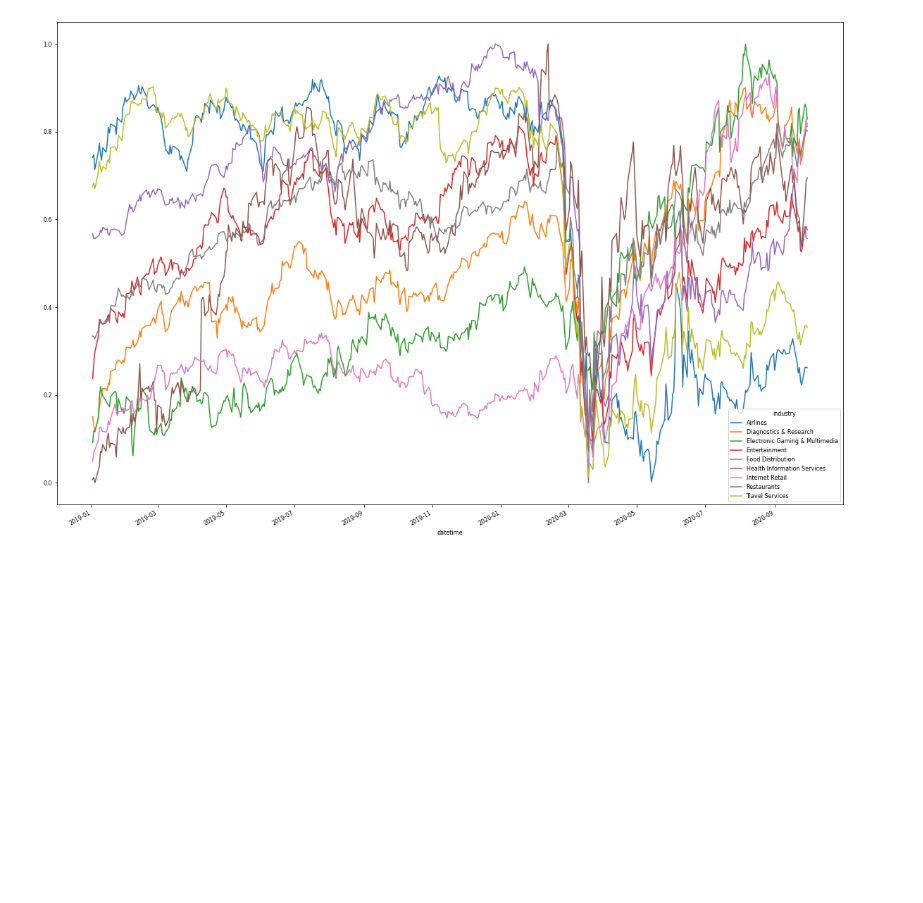
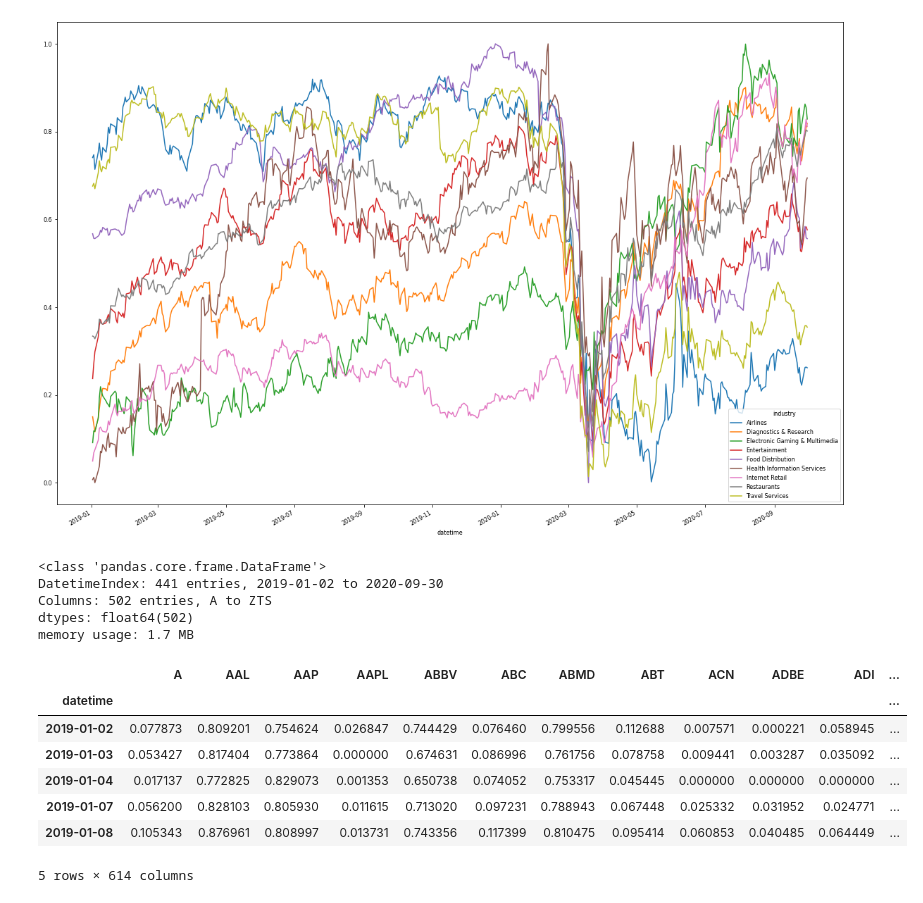
Before and after one commit to veronikahalamkova/da_projekt, a Jupyter notebook: plots_industry.ipynb, the cells around one changed output. Saved outputs shown, nothing was run; the diff lists cells and outputs as text; code cells hidden in the pictures; blank space fills up the shorter version.

```diff
--- a/plots_industry.ipynb
+++ b/plots_industry.ipynb
@@ -7,6 +7,7 @@ import os
 import glob
 import time
 import datetime
+pd.set_option('display.max_rows', 10000, 'display.max_columns', 150)
 # %%
 index_choice = 'sp500'
 # %%
@@ -49,3 +57,34 @@ p.plot(ax=ax)
 # %% [output]
 <AxesSubplot:xlabel='datetime'>
 [figure]
+# %%
+final_df["normalized_open"]= final_df.groupby("ticker")["open_x"].apply(lambda x: normalize (x))
+
+open_by_stock = final_df.pivot(index="datetime", columns="ticker", values="normalized_open")
+
+open_by_stock.info()
+# %% [output]
+<class 'pandas.core.frame.DataFrame'>
+DatetimeIndex: 441 entries, 2019-01-02 to 2020-09-30
+Columns: 502 entries, A to ZTS
+dtypes: float64(502)
+memory usage: 1.7 MB
+# %%
+final_df["normalized_open"]= final_df.groupby("ticker")["open_x"].apply(lambda x: normalize (x))
+
+open_by_industry = final_df.groupby(["datetime","industry"]).mean("normalized_open").reset_index()
+
+open_by_industry = open_by_industry.pivot(index="datetime", columns="industry", values="normalized_open")
+
+open_by_stock_industry = open_by_stock.merge(open_by_industry, how = "left", left_on= "datetime", right_on="datetime")
+
+open_by_stock_industry.head()
+# %% [output]
+|  | A | AAL | AAP | AAPL | ABBV | ABC | ABMD | ABT | ACN | ADBE | ADI | ... |
+| datetime |  |  |  |  |  |  |  |  |  |  |  | ... |
+| 2019-01-02 | 0.077873 | 0.809201 | 0.754624 | 0.026847 | 0.744429 | 0.076460 | 0.799556 | 0.112688 | 0.007571 | 0.000221 | 0.058945 | ... |
+| 2019-01-03 | 0.053427 | 0.817404 | 0.773864 | 0.000000 | 0.674631 | 0.086996 | 0.761756 | 0.078758 | 0.009441 | 0.003287 | 0.035092 | ... |
+| 2019-01-04 | 0.017137 | 0.772825 | 0.829073 | 0.001353 | 0.650738 | 0.074052 | 0.753317 | 0.045445 | 0.000000 | 0.000000 | 0.000000 | ... |
+| 2019-01-07 | 0.056200 | 0.828103 | 0.805930 | 0.011615 | 0.713020 | 0.097231 | 0.788943 | 0.067448 | 0.025332 | 0.031952 | 0.024771 | ... |
+| 2019-01-08 | 0.105343 | 0.876961 | 0.808997 | 0.013731 | 0.743356 | 0.117399 | 0.810475 | 0.095414 | 0.060853 | 0.040485 | 0.064449 | ... |
+5 rows × 614 columns
```
Also changed, not shown: parts of 2 cells of this notebook.
